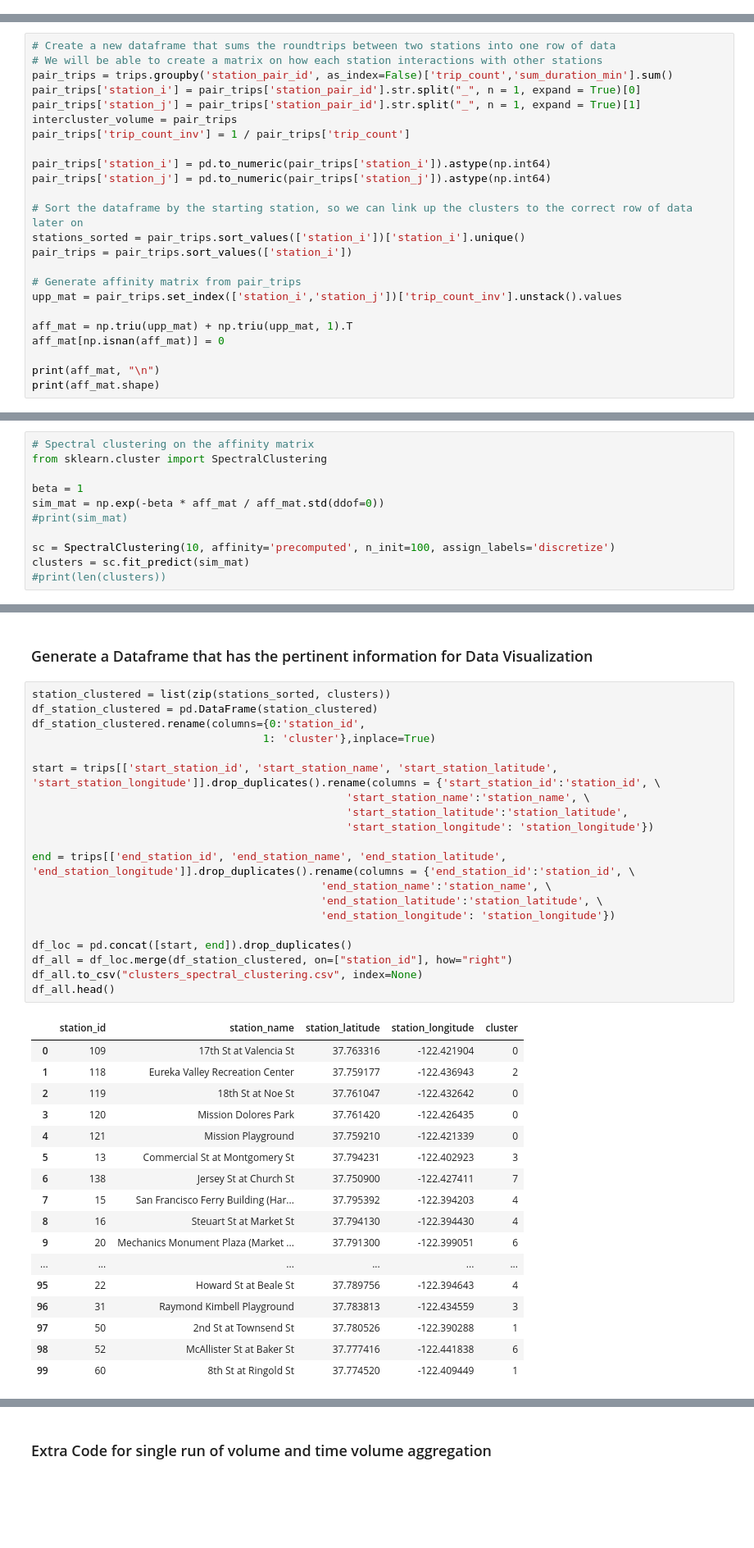
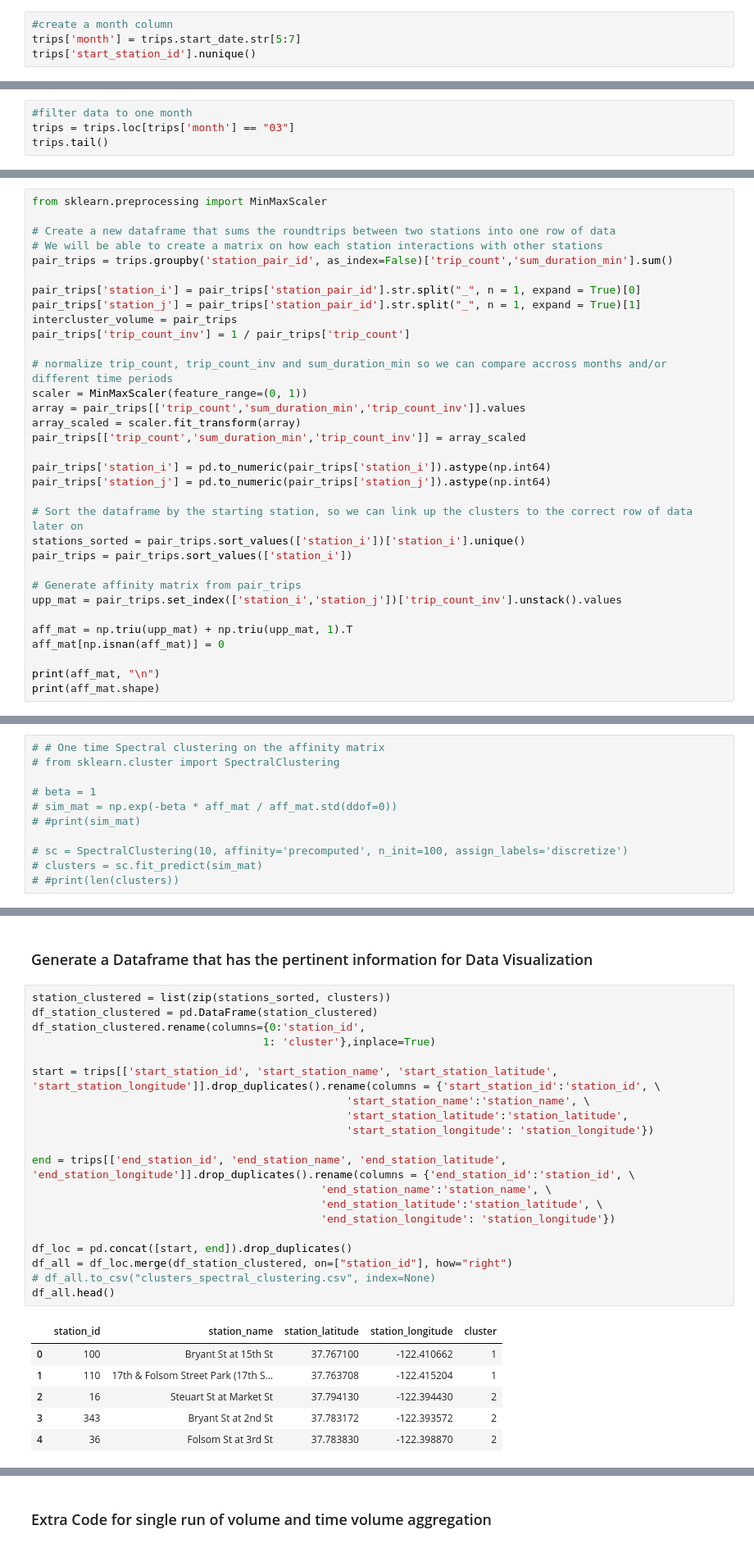
Before and after one commit to beomjundc/datax_bikeshare, a Jupyter notebook: exploratory/spectral_clustering_ER_v2.ipynb, the cells around one changed output, grey strips where cells are left out. Shown at 82% size. Drawn from its saved outputs; the diff is of its cells as text; blank space fills up the shorter version.

```diff
--- a/exploratory/spectral_clustering_ER_v2.ipynb
+++ b/exploratory/spectral_clustering_ER_v2.ipynb
@@ -18,0 +19,4 @@ trips['start_station_id'].nunique()
+# %%
+#create a month column
+trips['month'] = trips.start_date.str[5:7]
+trips['start_station_id'].nunique()
@@ -18,0 +25,4 @@ trips['start_station_id'].nunique()
+# %%
+#filter data to one month
+trips = trips.loc[trips['month'] == "03"]
+trips.tail()
@@ -42,13 +60,22 @@ trips.head()
 # %% [markdown]
 ### Generate an Affinity Matrix from the Data
 # %%
+from sklearn.preprocessing import MinMaxScaler
+
 # Create a new dataframe that sums the roundtrips between two stations into one row of data
 # We will be able to create a matrix on how each station interactions with other stations
 pair_trips = trips.groupby('station_pair_id', as_index=False)['trip_count','sum_duration_min'].sum()
+
 pair_trips['station_i'] = pair_trips['station_pair_id'].str.split("_", n = 1, expand = True)[0]
 pair_trips['station_j'] = pair_trips['station_pair_id'].str.split("_", n = 1, expand = True)[1]
 intercluster_volume = pair_trips
 pair_trips['trip_count_inv'] = 1 / pair_trips['trip_count']
+
+# normalize trip_count, trip_count_inv and sum_duration_min so we can compare accross months and/or different time periods
+scaler = MinMaxScaler(feature_range=(0, 1))
+array = pair_trips[['trip_count','sum_duration_min','trip_count_inv']].values
+array_scaled = scaler.fit_transform(array)
+pair_trips[['trip_count','sum_duration_min','trip_count_inv']] = array_scaled
 
 pair_trips['station_i'] = pd.to_numeric(pair_trips['station_i']).astype(np.int64)
 pair_trips['station_j'] = pd.to_numeric(pair_trips['station_j']).astype(np.int64)
@@ -78,14 +114,14 @@ print(aff_mat.shape)
 # %%
-# Spectral clustering on the affinity matrix
-from sklearn.cluster import SpectralClustering
+# # One time Spectral clustering on the affinity matrix
+# from sklearn.cluster import SpectralClustering
 
-beta = 1
-sim_mat = np.exp(-beta * aff_mat / aff_mat.std(ddof=0))
-#print(sim_mat)
+# beta = 1
+# sim_mat = np.exp(-beta * aff_mat / aff_mat.std(ddof=0))
+# #print(sim_mat)
 
-sc = SpectralClustering(10, affinity='precomputed', n_init=100, assign_labels='discretize')
-clusters = sc.fit_predict(sim_mat)
-#print(len(clusters))
+# sc = SpectralClustering(10, affinity='precomputed', n_init=100, assign_labels='discretize')
+# clusters = sc.fit_predict(sim_mat)
+# #print(len(clusters))
 # %%
 #clusters
 # %%
@@ -248,38 +322,27 @@ intercluster_volume
 # %%
 station_clustered = list(zip(stations_sorted, clusters))
 df_station_clustered = pd.DataFrame(station_clustered)
 df_station_clustered.rename(columns={0:'station_id',
                                     1: 'cluster'},inplace=True)
 
 start = trips[['start_station_id', 'start_station_name', 'start_station_latitude', 'start_station_longitude']].drop_duplicates().rename(columns = {'start_station_id':'station_id', \
                                                  'start_station_name':'station_name', \
                                                  'start_station_latitude':'station_latitude',
                                                  'start_station_longitude': 'station_longitude'})
 
 end = trips[['end_station_id', 'end_station_name', 'end_station_latitude', 'end_station_longitude']].drop_duplicates().rename(columns = {'end_station_id':'station_id', \
                                              'end_station_name':'station_name', \
                                              'end_station_latitude':'station_latitude', \
                                              'end_station_longitude': 'station_longitude'})
 
 df_loc = pd.concat([start, end]).drop_duplicates()
 df_all = df_loc.merge(df_station_clustered, on=["station_id"], how="right")
-df_all.to_csv("clusters_spectral_clustering.csv", index=None)
+# df_all.to_csv("clusters_spectral_clustering.csv", index=None)
 df_all.head()
 # %% [output]
 |  | station_id | station_name | station_latitude | station_longitude | cluster |
-| 0 | 109 | 17th St at Valencia St | 37.763316 | -122.421904 | 0 |
-| 1 | 118 | Eureka Valley Recreation Center | 37.759177 | -122.436943 | 2 |
-| 2 | 119 | 18th St at Noe St | 37.761047 | -122.432642 | 0 |
-| 3 | 120 | Mission Dolores Park | 37.761420 | -122.426435 | 0 |
-| 4 | 121 | Mission Playground | 37.759210 | -122.421339 | 0 |
-| 5 | 13 | Commercial St at Montgomery St | 37.794231 | -122.402923 | 3 |
-| 6 | 138 | Jersey St at Church St | 37.750900 | -122.427411 | 7 |
-| 7 | 15 | San Francisco Ferry Building (Har... | 37.795392 | -122.394203 | 4 |
-| 8 | 16 | Steuart St at Market St | 37.794130 | -122.394430 | 4 |
-| 9 | 20 | Mechanics Monument Plaza (Market ... | 37.791300 | -122.399051 | 6 |
-| ... | ... | ... | ... | ... | ... |
-| 95 | 22 | Howard St at Beale St | 37.789756 | -122.394643 | 4 |
-| 96 | 31 | Raymond Kimbell Playground | 37.783813 | -122.434559 | 3 |
-| 97 | 50 | 2nd St at Townsend St | 37.780526 | -122.390288 | 1 |
-| 98 | 52 | McAllister St at Baker St | 37.777416 | -122.441838 | 6 |
-| 99 | 60 | 8th St at Ringold St | 37.774520 | -122.409449 | 1 |
+| 0 | 100 | Bryant St at 15th St | 37.767100 | -122.410662 | 1 |
+| 1 | 110 | 17th & Folsom Street Park (17th S... | 37.763708 | -122.415204 | 1 |
+| 2 | 16 | Steuart St at Market St | 37.794130 | -122.394430 | 2 |
+| 3 | 343 | Bryant St at 2nd St | 37.783172 | -122.393572 | 2 |
+| 4 | 36 | Folsom St at 3rd St | 37.783830 | -122.398870 | 2 |
```
Also changed, not shown: parts of 19 cells of this notebook.
